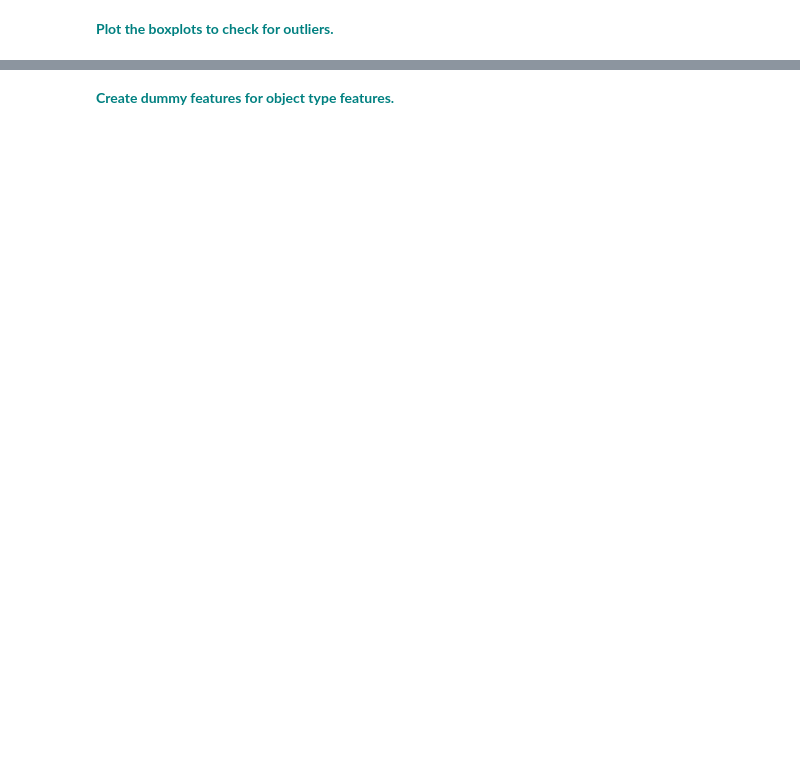
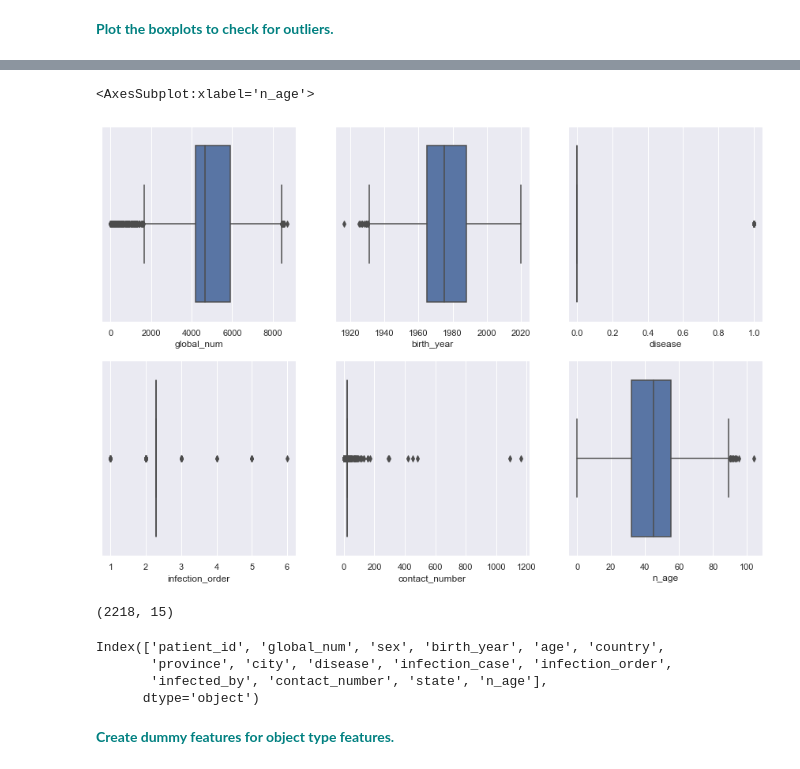
Before and after one commit to VictoriaS7/Springboard2021, a Jupyter notebook: RandomForest Covid Case Study/RandomForest_casestudy_covid19.ipynb, the cells around one changed output, grey strips where cells are left out. Saved outputs shown, nothing was run; the diff lists cells and outputs as text; code cells hidden in the pictures; blank space fills up the shorter version.

```diff
--- a/RandomForest Covid Case Study/RandomForest_casestudy_covid19.ipynb
+++ b/RandomForest Covid Case Study/RandomForest_casestudy_covid19.ipynb
@@ -267,0 +417,23 @@ vn
+# %%
+fig, axes = plt.subplots(2,3, figsize=(15,10))
+
+sns.boxplot(x=df['global_num'], ax=axes[0,0])
+sns.boxplot(x=df['birth_year'], ax=axes[0,1])
+sns.boxplot(x=df['disease'], ax=axes[0,2])
+sns.boxplot(x=df['infection_order'], ax=axes[1,0])
+sns.boxplot(x=df['contact_number'], ax=axes[1,1])
+sns.boxplot(x=df['n_age'], ax=axes[1,2])
+# %% [output]
+<AxesSubplot:xlabel='n_age'>
+[figure, added]
+# %%
+df.shape
+# %% [output]
+(2218, 15)
+# %%
+df.columns
+# %% [output]
+Index(['patient_id', 'global_num', 'sex', 'birth_year', 'age', 'country',
+       'province', 'city', 'disease', 'infection_case', 'infection_order',
+       'infected_by', 'contact_number', 'state', 'n_age'],
+      dtype='object')
```
Also changed, not shown: parts of 29 cells of this notebook, 2 other files.
